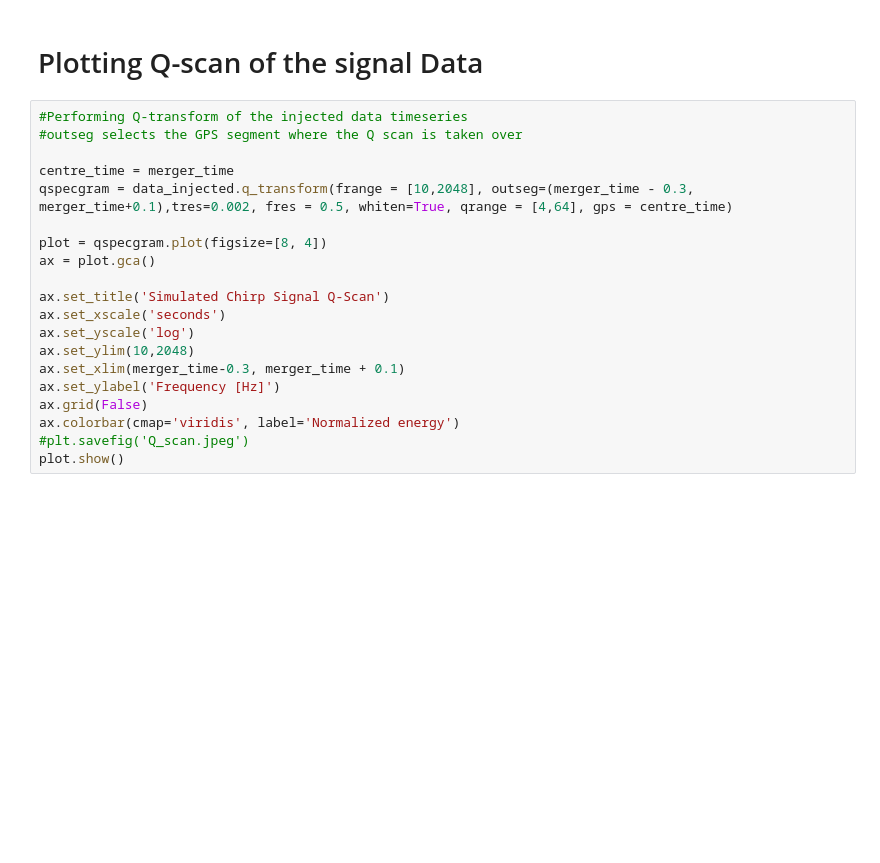
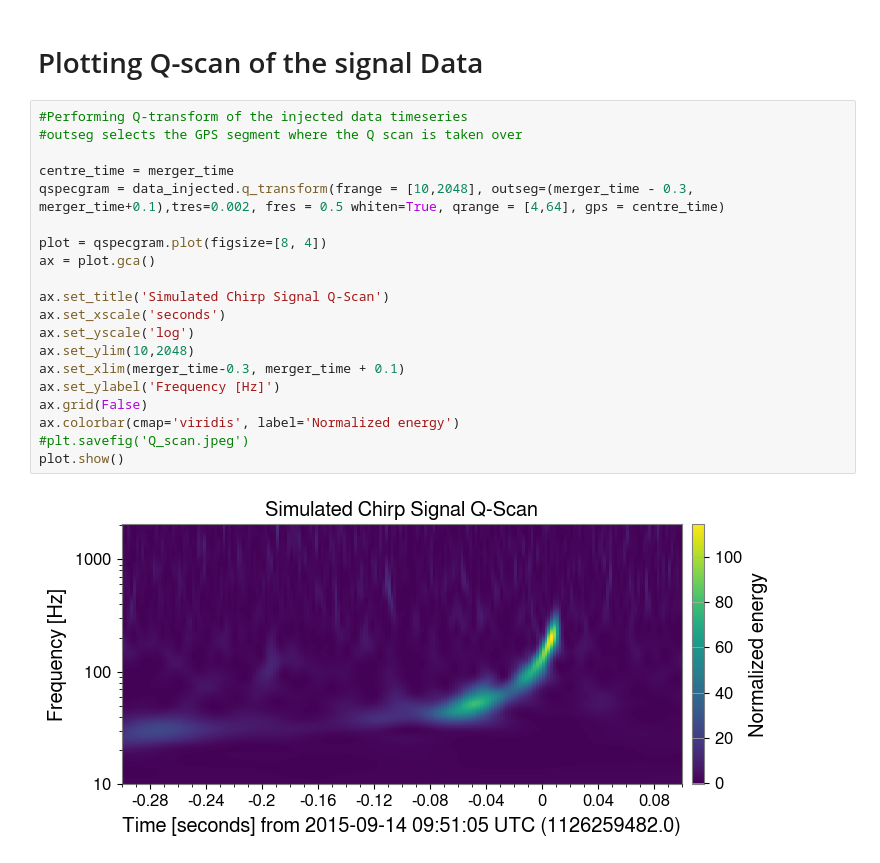
Before and after one commit to eMillar2718/GW_ChirpSim, a Jupyter notebook: GW_sim_test.ipynb, the cells around one changed output. Cells and saved outputs as stored; diff of their text form; blank space fills up the shorter version.

```diff
--- a/GW_sim_test.ipynb
+++ b/GW_sim_test.ipynb
@@ -179,20 +205,22 @@ plot.show()
 # %%
 #Performing Q-transform of the injected data timeseries
 #outseg selects the GPS segment where the Q scan is taken over
 
 centre_time = merger_time
-qspecgram = data_injected.q_transform(frange = [10,2048], outseg=(merger_time - 0.3, merger_time+0.1),tres=0.002, fres = 0.5, whiten=True, qrange = [4,64], gps = centre_time)
+qspecgram = data_injected.q_transform(frange = [10,2048], outseg=(merger_time - 0.3, merger_time+0.1),tres=0.002, fres = 0.5 whiten=True, qrange = [4,64], gps = centre_time)
 
 plot = qspecgram.plot(figsize=[8, 4])
 ax = plot.gca()
 
 ax.set_title('Simulated Chirp Signal Q-Scan')
 ax.set_xscale('seconds')
 ax.set_yscale('log')
 ax.set_ylim(10,2048)
 ax.set_xlim(merger_time-0.3, merger_time + 0.1)
 ax.set_ylabel('Frequency [Hz]')
 ax.grid(False)
 ax.colorbar(cmap='viridis', label='Normalized energy')
 #plt.savefig('Q_scan.jpeg')
 plot.show()
+# %% [output]
+[figure, added]
```
Also changed, not shown: parts of 7 cells of this notebook.
